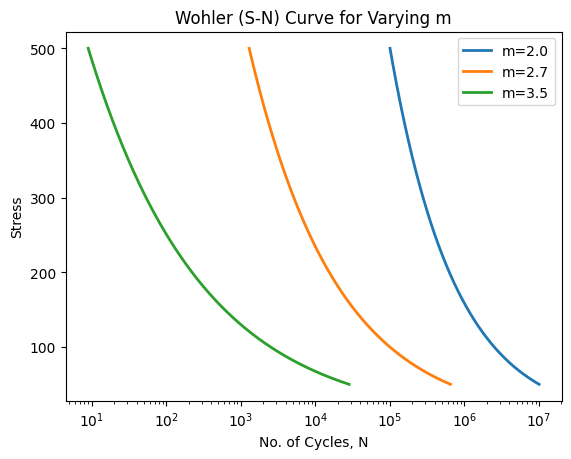
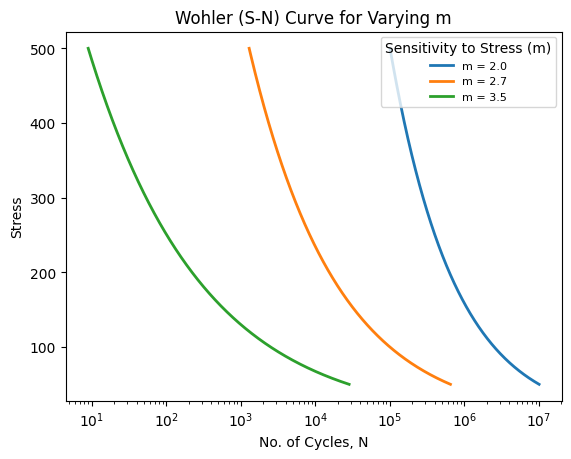
Unified diff of the notebook cell whose output changed from the first chart to the second:
--- before
+++ after
@@ -7,5 +7,5 @@
              linewidth=2,
              markersize=12,
-             label=f'm={m_i}')
+             label=f'm = {m_i}')
 
 # axis labels
@@ -15,6 +15,4 @@
 
 plt.xscale('log')
-
-plt.legend()
-
+plt.legend(title='Sensitivity to Stress (m)', fontsize=8, loc='upper right')
 plt.show()

Commit: varyiing stress curves